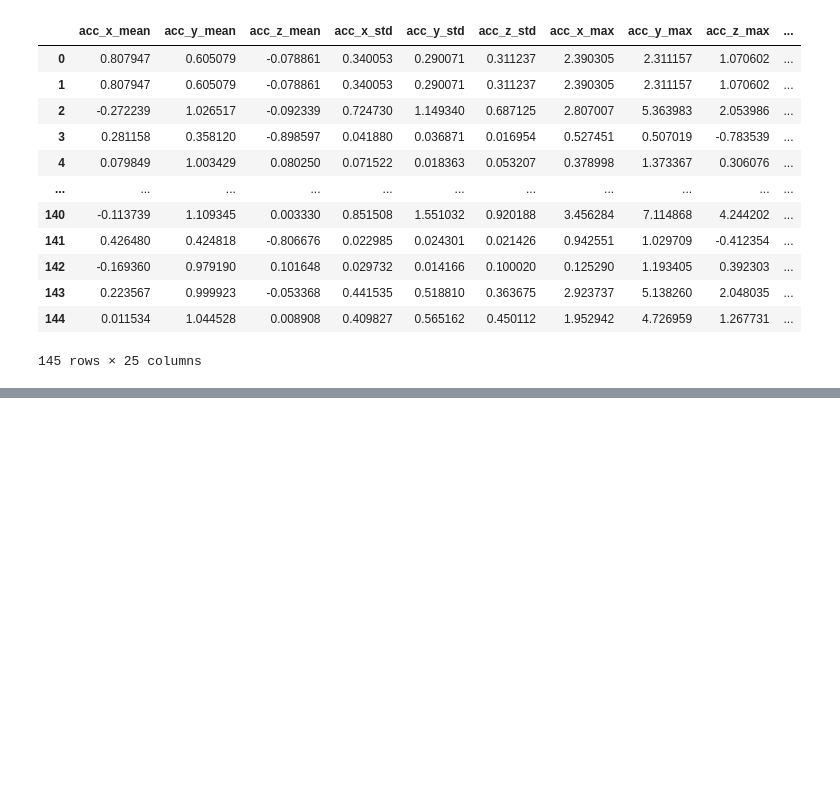
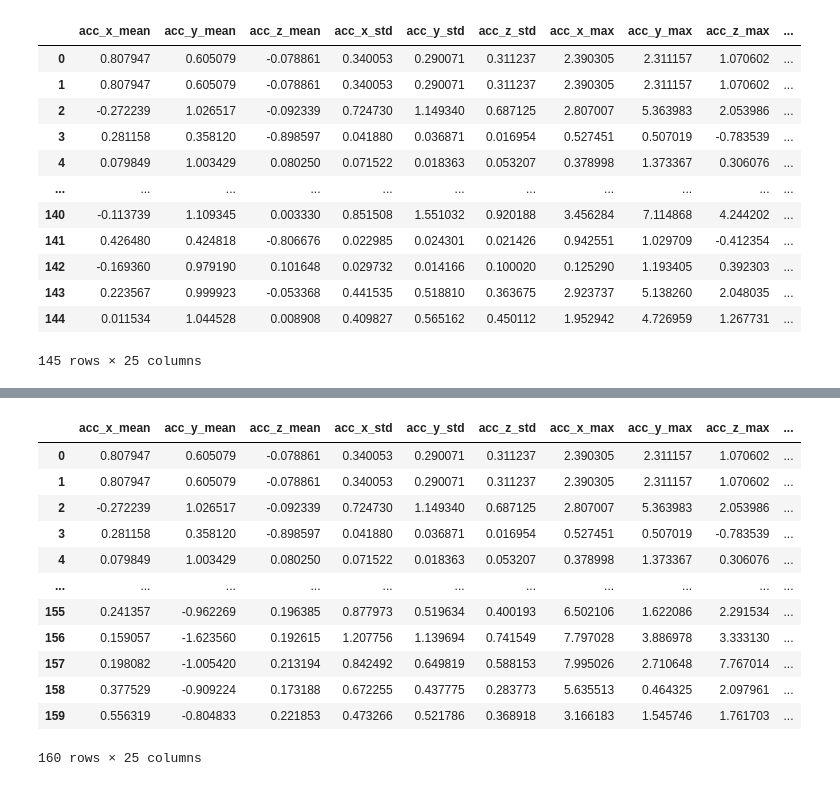
Before and after one commit to MorningStarTM/human-activity-recognition, a Jupyter notebook: notebook/data_preprocessing.ipynb, the cells around one changed output, grey strips where cells are left out. Saved outputs shown, nothing was run; the diff lists cells and outputs as text; code cells hidden in the pictures; blank space fills up the shorter version.

```diff
--- a/notebook/data_preprocessing.ipynb
+++ b/notebook/data_preprocessing.ipynb
@@ -299,3 +162,10 @@ dt
 | 143 | 0.223567 | 0.999923 | -0.053368 | 0.441535 | 0.518810 | 0.363675 | 2.923737 | 5.138260 | 2.048035 | ... |
 | 144 | 0.011534 | 1.044528 | 0.008908 | 0.409827 | 0.565162 | 0.450112 | 1.952942 | 4.726959 | 1.267731 | ... |
 145 rows × 25 columns
+# %%
+ca = "E:\\github_clone\\human-activity-recognition\\data\\custom_activity"
+ca_folders = os.listdir(ca)
+# %%
+for i in range(len(ca_folders)):
+    folder_path = os.path.join(ca, ca_folders[i])
+    dt = read_data(dt, folder_path)
@@ -301,0 +190,16 @@ dt
+# %%
+dt
+# %% [output]
+|  | acc_x_mean | acc_y_mean | acc_z_mean | acc_x_std | acc_y_std | acc_z_std | acc_x_max | acc_y_max | acc_z_max | ... |
+| 0 | 0.807947 | 0.605079 | -0.078861 | 0.340053 | 0.290071 | 0.311237 | 2.390305 | 2.311157 | 1.070602 | ... |
+| 1 | 0.807947 | 0.605079 | -0.078861 | 0.340053 | 0.290071 | 0.311237 | 2.390305 | 2.311157 | 1.070602 | ... |
+| 2 | -0.272239 | 1.026517 | -0.092339 | 0.724730 | 1.149340 | 0.687125 | 2.807007 | 5.363983 | 2.053986 | ... |
+| 3 | 0.281158 | 0.358120 | -0.898597 | 0.041880 | 0.036871 | 0.016954 | 0.527451 | 0.507019 | -0.783539 | ... |
+| 4 | 0.079849 | 1.003429 | 0.080250 | 0.071522 | 0.018363 | 0.053207 | 0.378998 | 1.373367 | 0.306076 | ... |
+| ... | ... | ... | ... | ... | ... | ... | ... | ... | ... | ... |
+| 155 | 0.241357 | -0.962269 | 0.196385 | 0.877973 | 0.519634 | 0.400193 | 6.502106 | 1.622086 | 2.291534 | ... |
+| 156 | 0.159057 | -1.623560 | 0.192615 | 1.207756 | 1.139694 | 0.741549 | 7.797028 | 3.886978 | 3.333130 | ... |
+| 157 | 0.198082 | -1.005420 | 0.213194 | 0.842492 | 0.649819 | 0.588153 | 7.995026 | 2.710648 | 7.767014 | ... |
+| 158 | 0.377529 | -0.909224 | 0.173188 | 0.672255 | 0.437775 | 0.283773 | 5.635513 | 0.464325 | 2.097961 | ... |
+| 159 | 0.556319 | -0.804833 | 0.221853 | 0.473266 | 0.521786 | 0.368918 | 3.166183 | 1.545746 | 1.761703 | ... |
+160 rows × 25 columns
```
Also changed, not shown: parts of 28 cells of this notebook, 8 other files.
